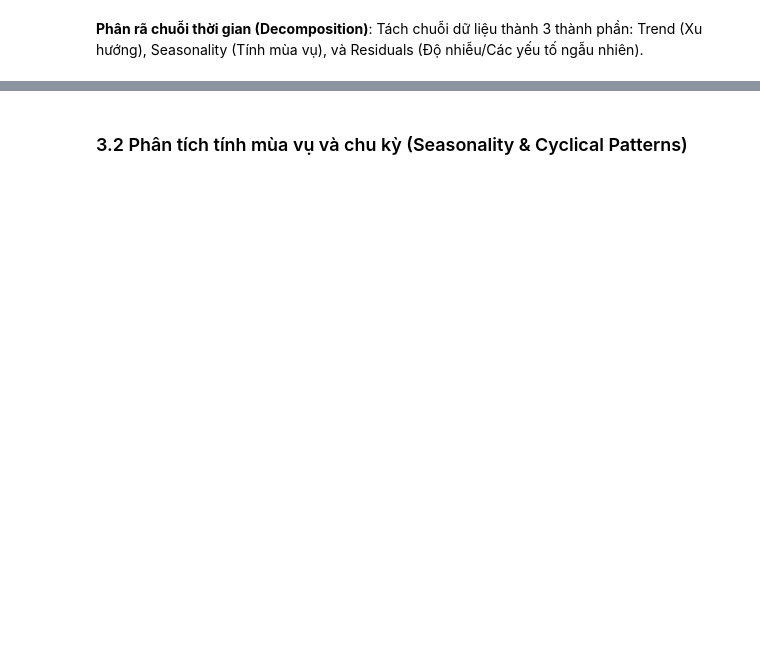
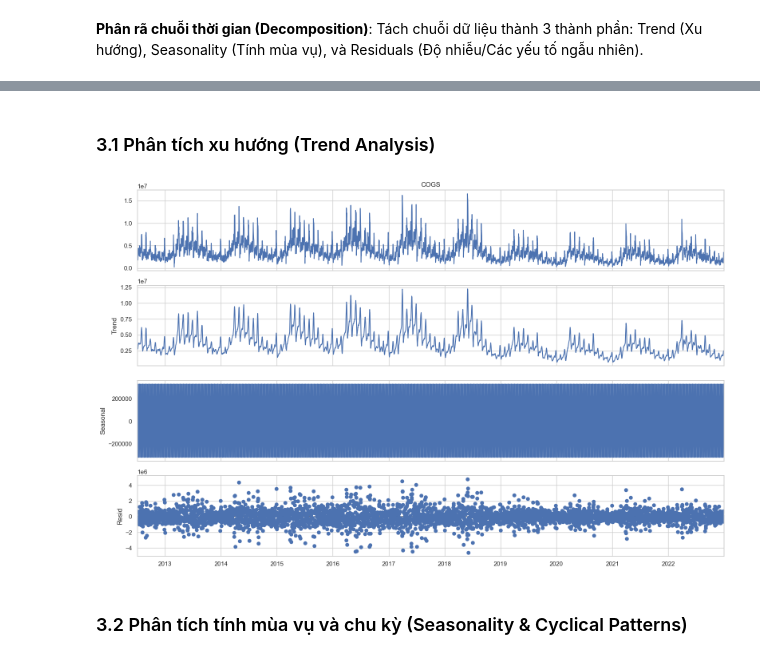
Before and after one commit to anhthu0910/vimchanhxa-datathon, a Jupyter notebook: notebooks/03_EDA_.ipynb, the cells around one changed output, grey strips where cells are left out. Saved outputs shown, nothing was run; the diff lists cells and outputs as text; code cells hidden in the pictures; blank space fills up the shorter version.

```diff
--- a/notebooks/03_EDA_.ipynb
+++ b/notebooks/03_EDA_.ipynb
@@ -89,2 +190,17 @@ Khám phá sự biến thiên của tập dữ liệu qua thời gian
+# %% [markdown]
+### 3.1 Phân tích xu hướng (Trend Analysis)
+# %%
+# 2. Phân rã chuỗi thời gian
+# Cần truyền thêm tham số period. Ở đây giả sử chu kỳ mùa vụ là 7 ngày (1 tuần)
+result = seasonal_decompose(df_sales['COGS'], model='additive')
+# (hoặc model='multiplicative' nếu biên độ mùa vụ thay đổi theo mức)
+
+# 3. Vẽ biểu đồ
+fig = result.plot()
+fig.set_size_inches(16, 10) # Tùy chỉnh kích thước cho dễ nhìn
+plt.tight_layout()
+plt.show()
+# %% [output]
+[figure, added]
 # %% [markdown]
 ### 3.2 Phân tích tính mùa vụ và chu kỳ (Seasonality & Cyclical Patterns)
```
Also changed, not shown: parts of 19 cells of this notebook, 8 other files.
